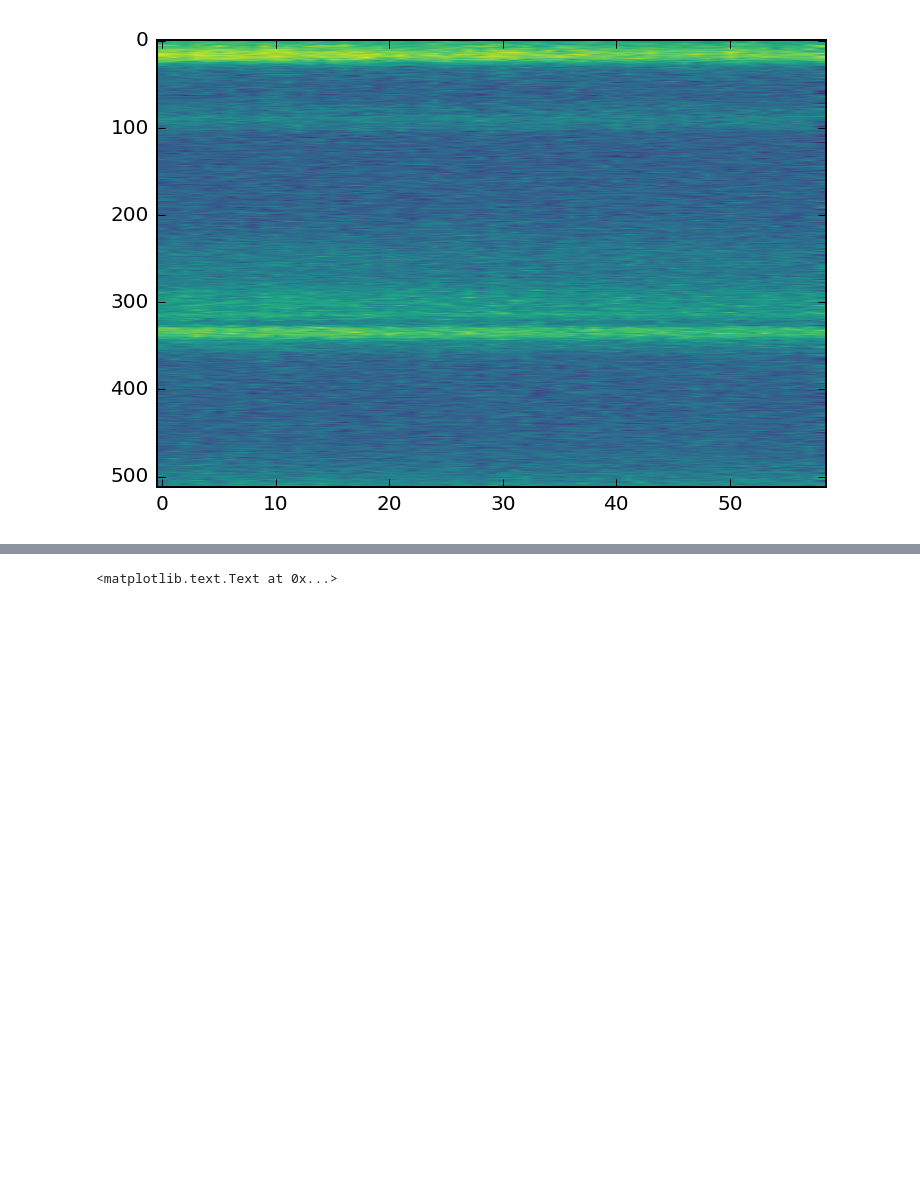
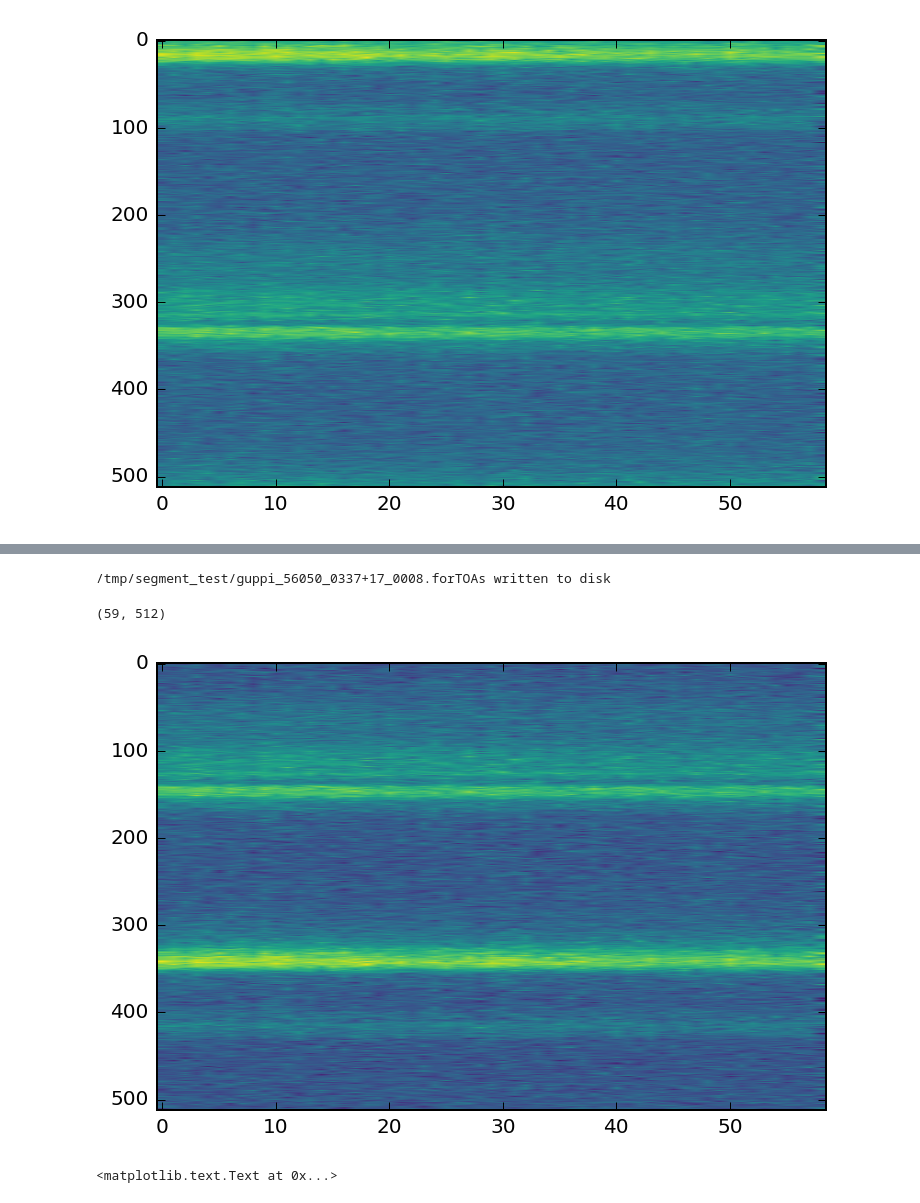
Before and after one commit to aarchiba/triplesystem, a Jupyter notebook: processing/segment-test.ipynb, the cells around one changed output, grey strips where cells are left out. Drawn from its saved outputs; the diff is of its cells as text; code cells hidden in the pictures; blank space fills up the shorter version.

```diff
--- a/processing/segment-test.ipynb
+++ b/processing/segment-test.ipynb
@@ -332,3 +346,30 @@ plt.gca().set_aspect('auto')
+# %%
+P = subprocess.Popen(["pam", "-E", "shortterm-tzr.par", "-u", td, test_file],
+                    stdout=subprocess.PIPE,
+                    stderr=subprocess.PIPE,
+                    env=env)
+out, err = P.communicate()
+print out
+print err
+if P.returncode:
+    raise ValueError("Returned code %s" % P.returncode)
+# %% [output]
+/tmp/segment_test/guppi_56050_0337+17_0008.forTOAs written to disk
+# %%
+H = psrchive.Archive_load(os.path.join(td,os.path.basename(test_file)))
+
+
+H.pscrunch()
+H.fscrunch()
+H.remove_baseline()
+
+d = np.squeeze(H.get_data())
+print d.shape
+plt.imshow(d.T)
+plt.gca().set_aspect('auto')
+# %% [output]
+(59, 512)
+[figure, added]
 # %%
 sample_toas_file = "sample.tim"
 with open(sample_toas_file,"wt") as f:
```
Also changed, not shown: parts of 6 cells of this notebook, 5 other files.
